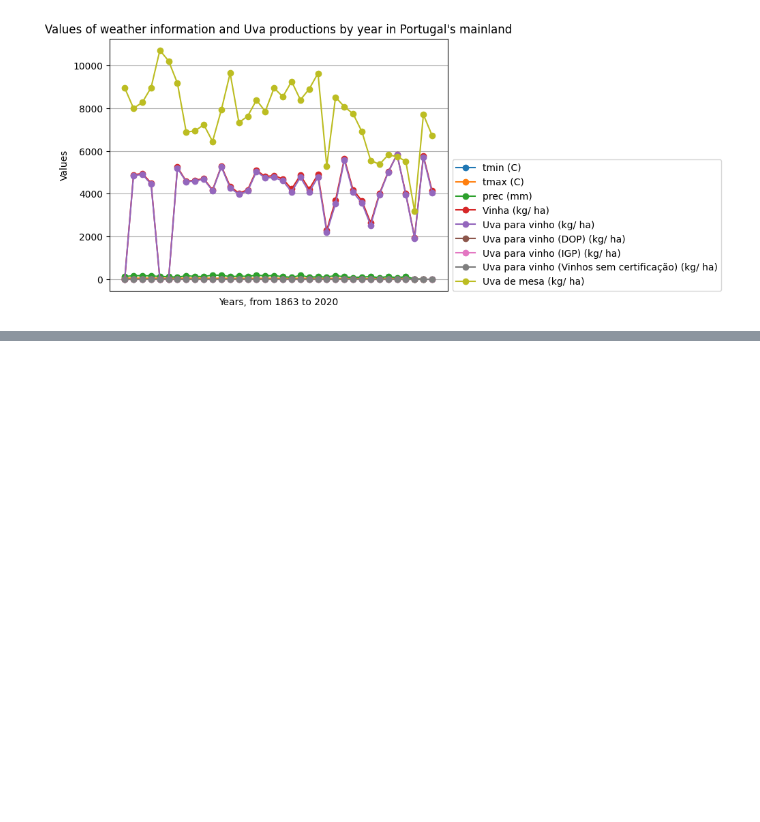
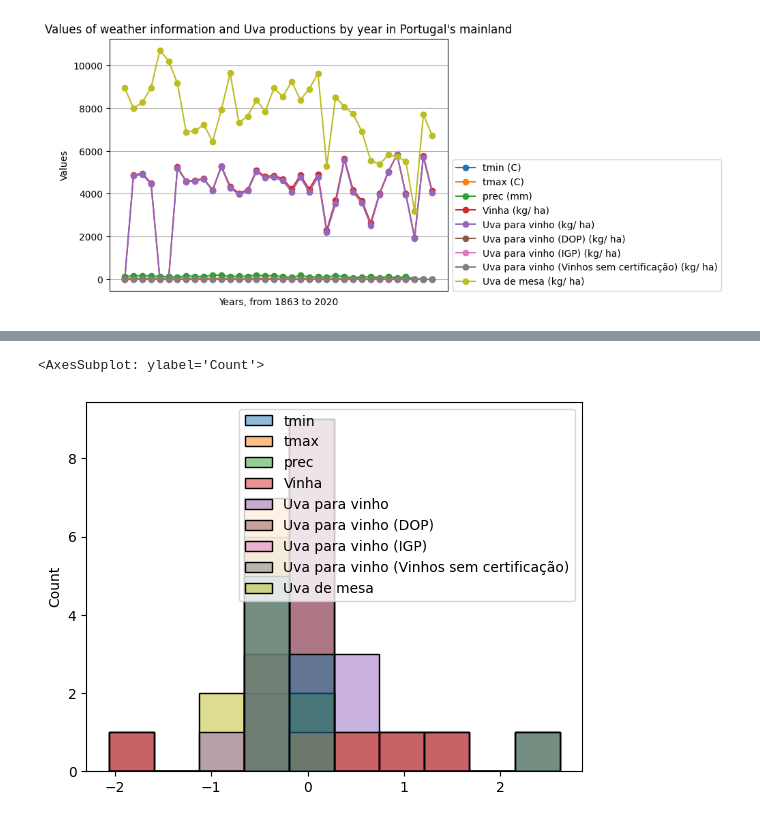
Before and after one commit to FMarques8/FCD-Project-1-2, a Jupyter notebook: INE_data_treatment.ipynb, the cells around one changed output, grey strips where cells are left out. Cells and saved outputs as stored; diff of their text form; code cells hidden in the pictures; blank space fills up the shorter version.

```diff
--- a/INE_data_treatment.ipynb
+++ b/INE_data_treatment.ipynb
@@ -842,0 +928,5 @@ plt.show()
+# %%
+sns.histplot(normalized_data_uva_weather['2010'], bins = 10)
+# %% [output]
+<AxesSubplot: ylabel='Count'>
+[figure, added]
```
Also changed, not shown: parts of 11 cells of this notebook.
